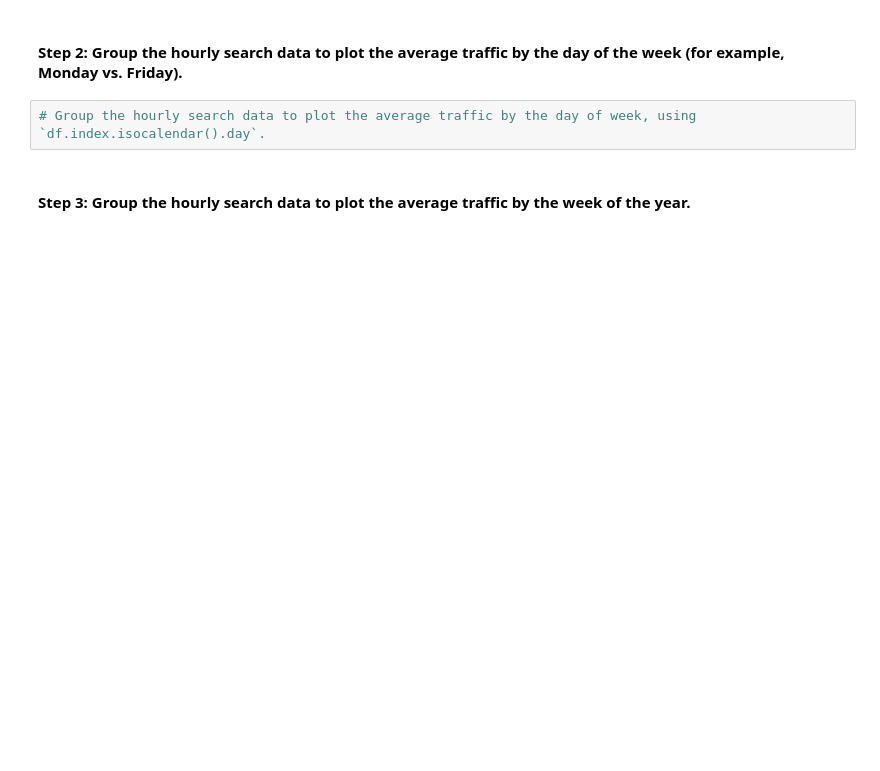
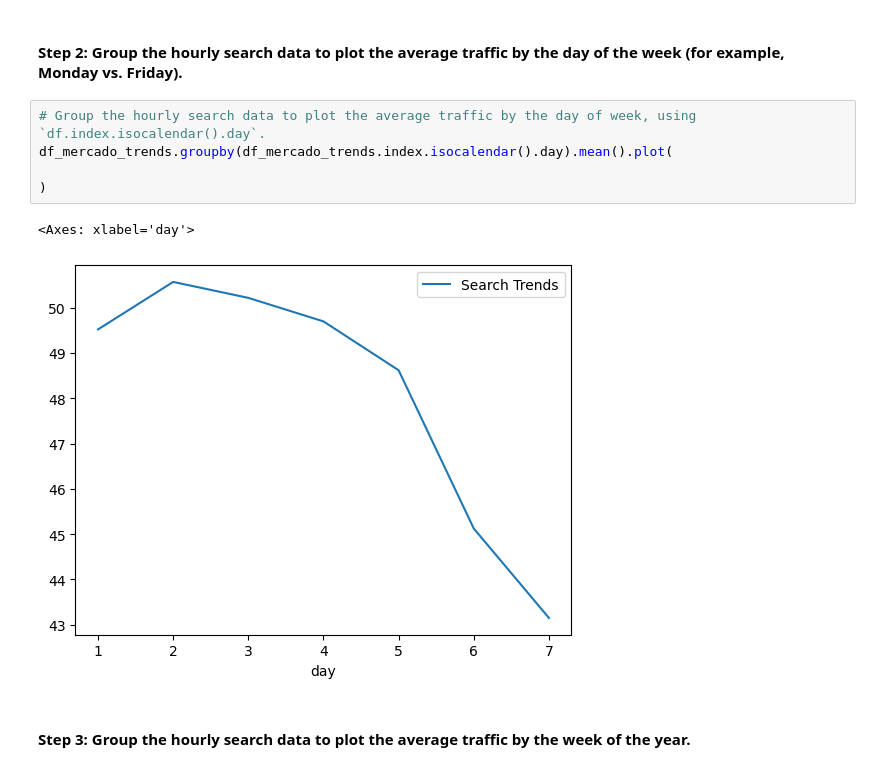
Before and after one commit to rune-encoder/prophet-challenge, a Jupyter notebook: forecasting_net_prophet.ipynb, the cells around one changed output. Drawn from its saved outputs; the diff is of its cells as text; blank space fills up the shorter version.

```diff
--- a/forecasting_net_prophet.ipynb
+++ b/forecasting_net_prophet.ipynb
@@ -162,6 +168,12 @@ To that end, you want to mine the search traffic data for predictable seasonal p
 #### Step 2: Group the hourly search data to plot the average traffic by the day of the week (for example, Monday vs. Friday).
 # %%
 # Group the hourly search data to plot the average traffic by the day of week, using `df.index.isocalendar().day`.
+df_mercado_trends.groupby(df_mercado_trends.index.isocalendar().day).mean().plot(
+
+)
+# %% [output]
+<Axes: xlabel='day'>
+[figure, added]
 # %% [markdown]
 #### Step 3: Group the hourly search data to plot the average traffic by the week of the year.
 # %%
```
Also changed, not shown: parts of 4 cells of this notebook.
